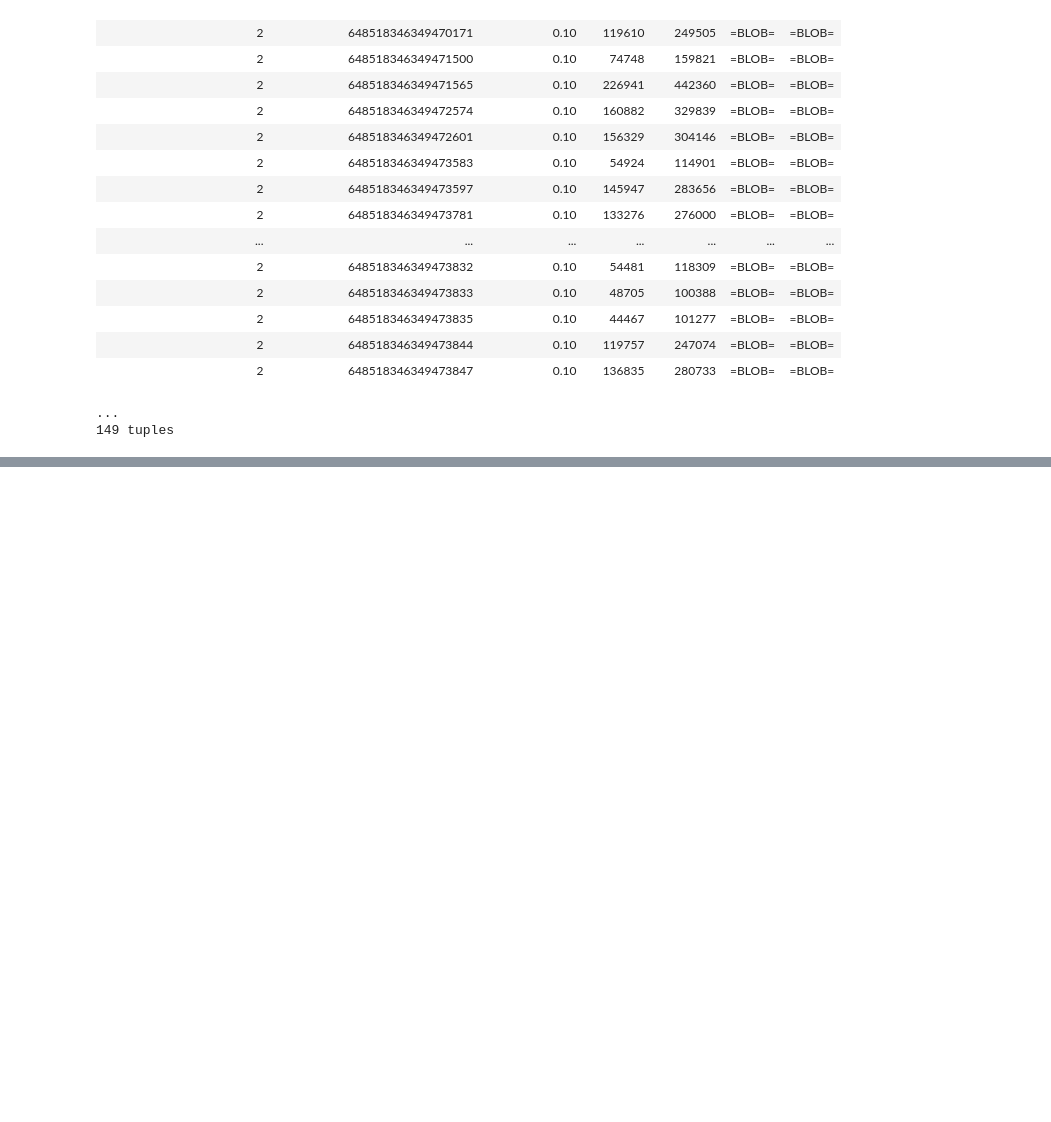
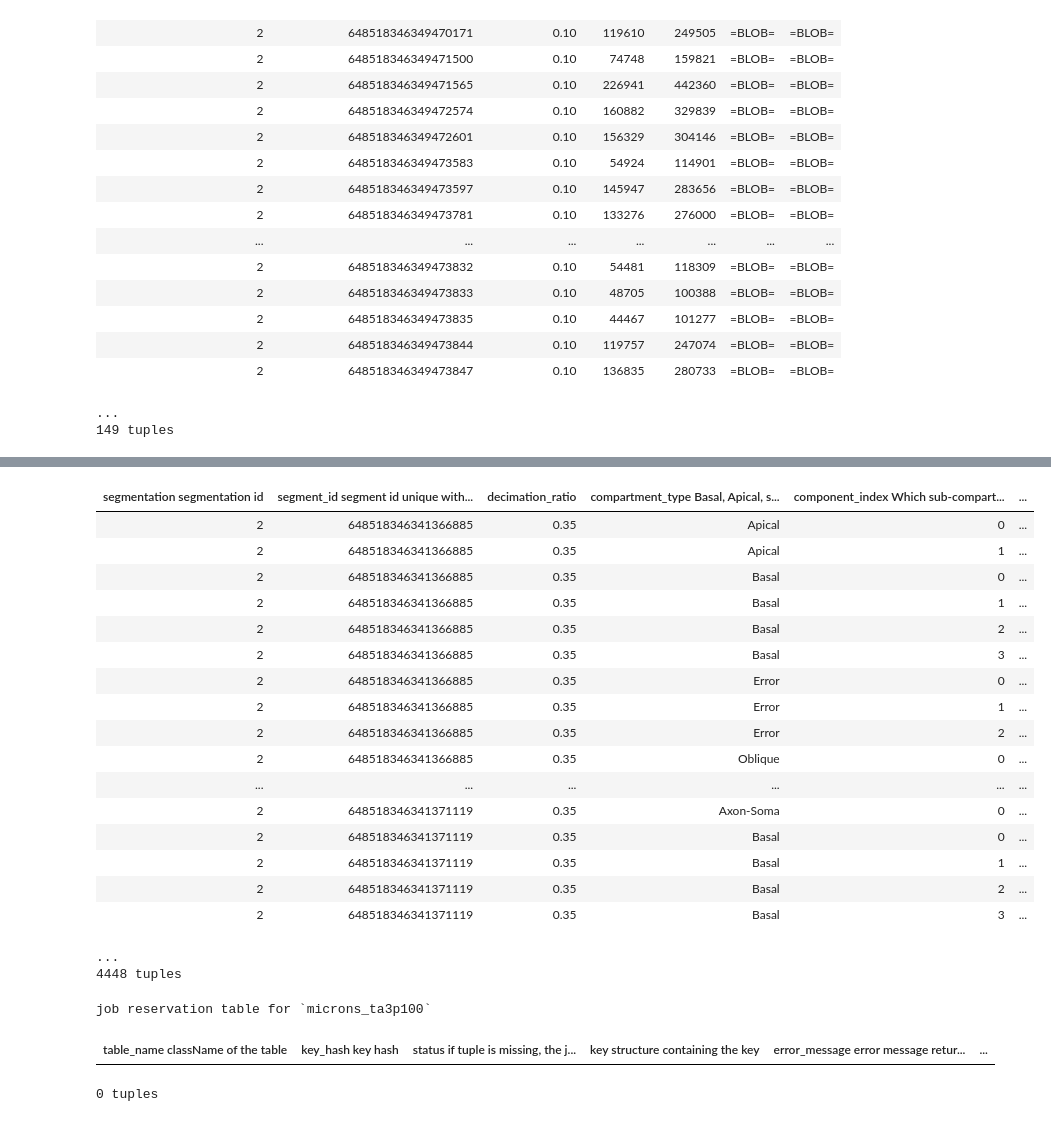
Before and after one commit to celiibrendan/Finishing_Pinky100_Pipeline, a Jupyter notebook: CleansedMesh and Compartment.Component ta3p100.ipynb, the cells around one changed output, grey strips where cells are left out. Saved outputs shown, nothing was run; the diff lists cells and outputs as text; code cells hidden in the pictures; blank space fills up the shorter version.

```diff
--- a/CleansedMesh and Compartment.Component ta3p100.ipynb
+++ b/CleansedMesh and Compartment.Component ta3p100.ipynb
@@ -382,4 +384,30 @@ print(time.time() - true_start)
+# %%
+ta3p100.Compartment.Component()
+# %% [output]
+| segmentation segmentation id | segment_id segment id unique with... | decimation_ratio | compartment_type Basal, Apical, s... | component_index Which sub-compart... | ... |
+| 2 | 648518346341366885 | 0.35 | Apical | 0 | ... |
+| 2 | 648518346341366885 | 0.35 | Apical | 1 | ... |
+| 2 | 648518346341366885 | 0.35 | Basal | 0 | ... |
+| 2 | 648518346341366885 | 0.35 | Basal | 1 | ... |
+| 2 | 648518346341366885 | 0.35 | Basal | 2 | ... |
+| 2 | 648518346341366885 | 0.35 | Basal | 3 | ... |
+| 2 | 648518346341366885 | 0.35 | Error | 0 | ... |
+| 2 | 648518346341366885 | 0.35 | Error | 1 | ... |
+| 2 | 648518346341366885 | 0.35 | Error | 2 | ... |
+| 2 | 648518346341366885 | 0.35 | Oblique | 0 | ... |
+| ... | ... | ... | ... | ... | ... |
+| 2 | 648518346341371119 | 0.35 | Axon-Soma | 0 | ... |
+| 2 | 648518346341371119 | 0.35 | Basal | 0 | ... |
+| 2 | 648518346341371119 | 0.35 | Basal | 1 | ... |
+| 2 | 648518346341371119 | 0.35 | Basal | 2 | ... |
+| 2 | 648518346341371119 | 0.35 | Basal | 3 | ... |
+...
+4448 tuples
 # %%
-#(schema.jobs & "table_name='__compartment'").delete()
+(schema.jobs & "table_name='__compartment'")#.delete()
+# %% [output]
+job reservation table for `microns_ta3p100`
+| table_name className of the table | key_hash key hash | status if tuple is missing, the j... | key structure containing the key | error_message error message retur... | ... |
+0 tuples
 # %%
 ta3.LabelKey()
```
Also changed, not shown: parts of 3 cells of this notebook, 6 other files.
